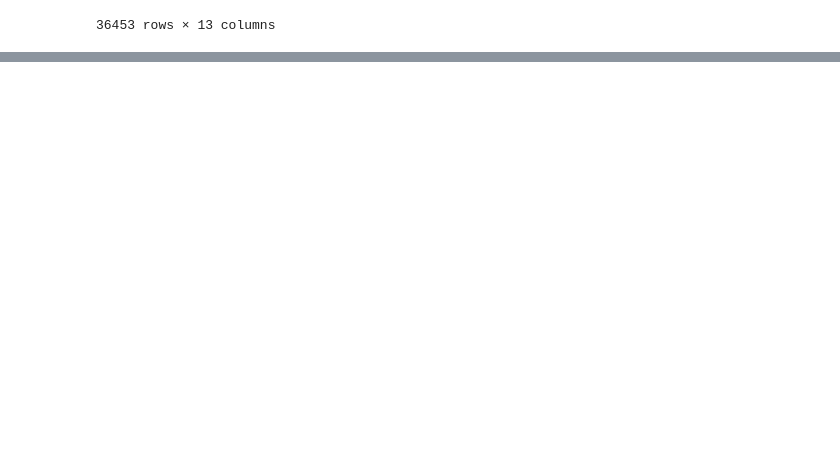
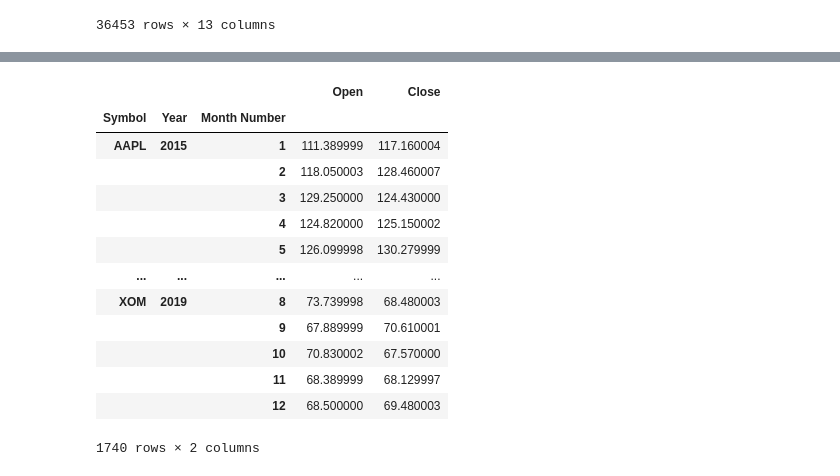
Before and after one commit to Jdshah06/S-P-500-Stock-Analysis, a Jupyter notebook: Project Dow Test.ipynb, the cells around one changed output, grey strips where cells are left out. Drawn from its saved outputs; the diff is of its cells as text; code cells hidden in the pictures; blank space fills up the shorter version.

```diff
--- a/Project Dow Test.ipynb
+++ b/Project Dow Test.ipynb
@@ -184,0 +204,18 @@ stocks_df
+# %%
+monthly_change= stocks_df.groupby(['Symbol','Year','Month Number']).agg({'Open':'first','Close':'last'})
+monthly_change
+# %% [output]
+|  |  |  | Open | Close |
+| Symbol | Year | Month Number |  |  |
+| AAPL | 2015 | 1 | 111.389999 | 117.160004 |
+|  |  | 2 | 118.050003 | 128.460007 |
+|  |  | 3 | 129.250000 | 124.430000 |
+|  |  | 4 | 124.820000 | 125.150002 |
+|  |  | 5 | 126.099998 | 130.279999 |
+| ... | ... | ... | ... | ... |
+| XOM | 2019 | 8 | 73.739998 | 68.480003 |
+|  |  | 9 | 67.889999 | 70.610001 |
+|  |  | 10 | 70.830002 | 67.570000 |
+|  |  | 11 | 68.389999 | 68.129997 |
+|  |  | 12 | 68.500000 | 69.480003 |
+1740 rows × 2 columns
```
Also changed, not shown: parts of 10 cells of this notebook.
